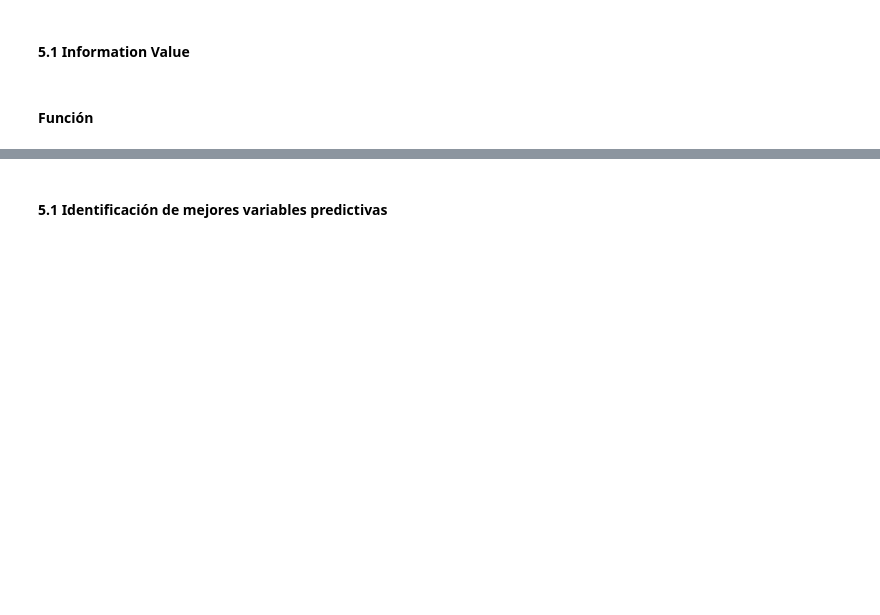
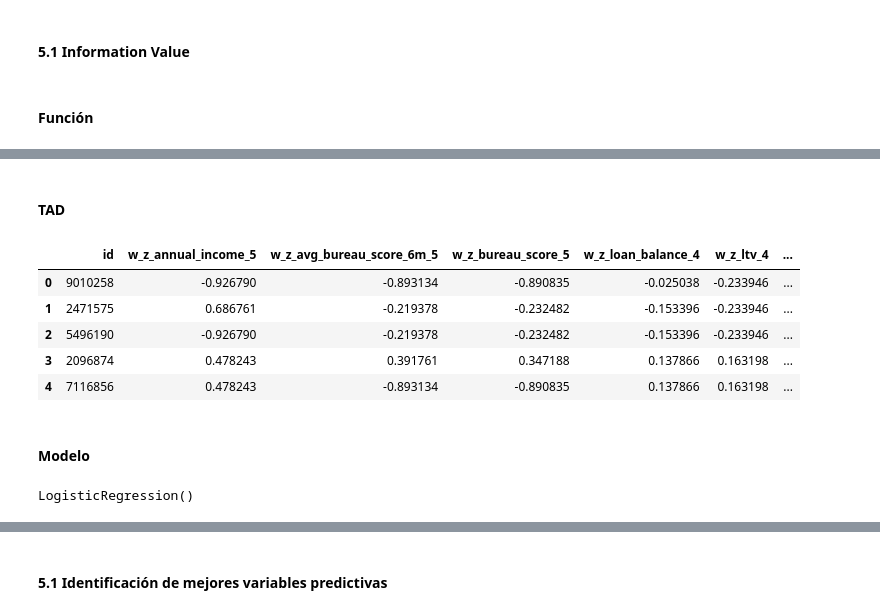
Before and after one commit to danpa26/CredRisk, a Jupyter notebook: one_yr_pd/one_year_pd.ipynb, the cells around one changed output, grey strips where cells are left out. Saved outputs shown, nothing was run; the diff lists cells and outputs as text; code cells hidden in the pictures; blank space fills up the shorter version.

Commit message:
revisar modelo con otros tecnicas

```diff
--- a/one_yr_pd/one_year_pd.ipynb
+++ b/one_yr_pd/one_year_pd.ipynb
@@ -655,0 +683,2 @@ for val in var_cat:
+# %%
+mapa_woe = list( map(  lambda v: codificacion_woe( df3 , v , tgt  ) , var_best  ) )
@@ -655,0 +731,15 @@ for val in var_cat:
+# %% [markdown]
+#### TAD
+# %%
+tad = Xt[ um + varw  ].merge( Yt , on = um , how='inner'  )
+# %%
+tad.head()
+# %% [output]
+|  | id | w_z_annual_income_5 | w_z_avg_bureau_score_6m_5 | w_z_bureau_score_5 | w_z_loan_balance_4 | w_z_ltv_4 | ... |
+| 0 | 9010258 | -0.926790 | -0.893134 | -0.890835 | -0.025038 | -0.233946 | ... |
+| 1 | 2471575 | 0.686761 | -0.219378 | -0.232482 | -0.153396 | -0.233946 | ... |
+| 2 | 5496190 | -0.926790 | -0.219378 | -0.232482 | -0.153396 | -0.233946 | ... |
+| 3 | 2096874 | 0.478243 | 0.391761 | 0.347188 | 0.137866 | 0.163198 | ... |
+| 4 | 7116856 | 0.478243 | -0.893134 | -0.890835 | 0.137866 | 0.163198 | ... |
+# %% [markdown]
+#### Modelo
@@ -655,0 +751,4 @@ for val in var_cat:
+# %%
+mlog_reg.fit( Xt[varw] , Yt[tgt] )
+# %% [output]
+LogisticRegression()
```
Also changed, not shown: parts of 62 cells of this notebook.
